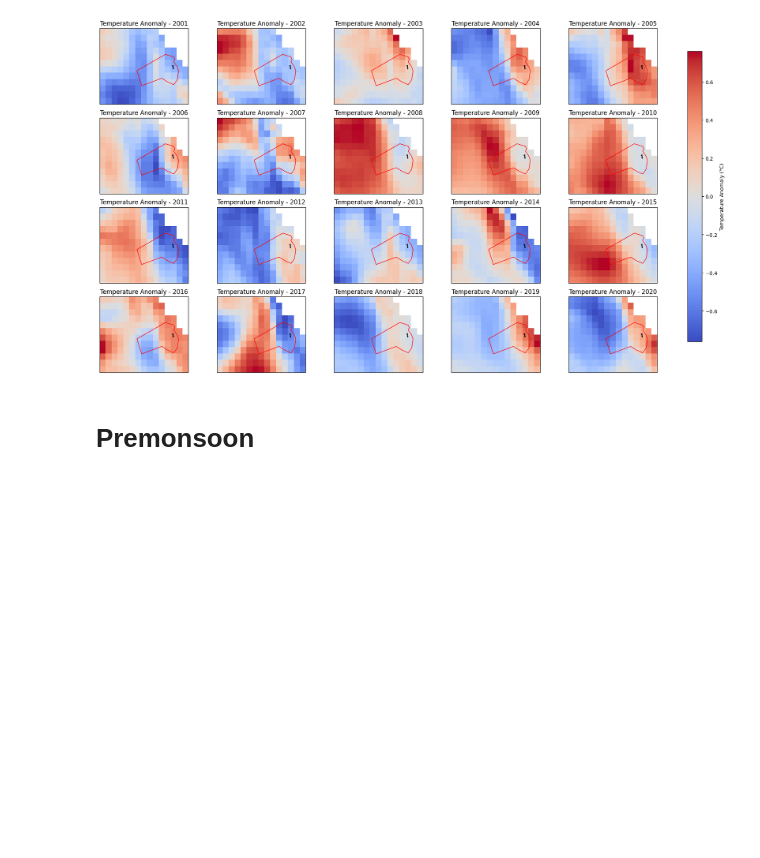
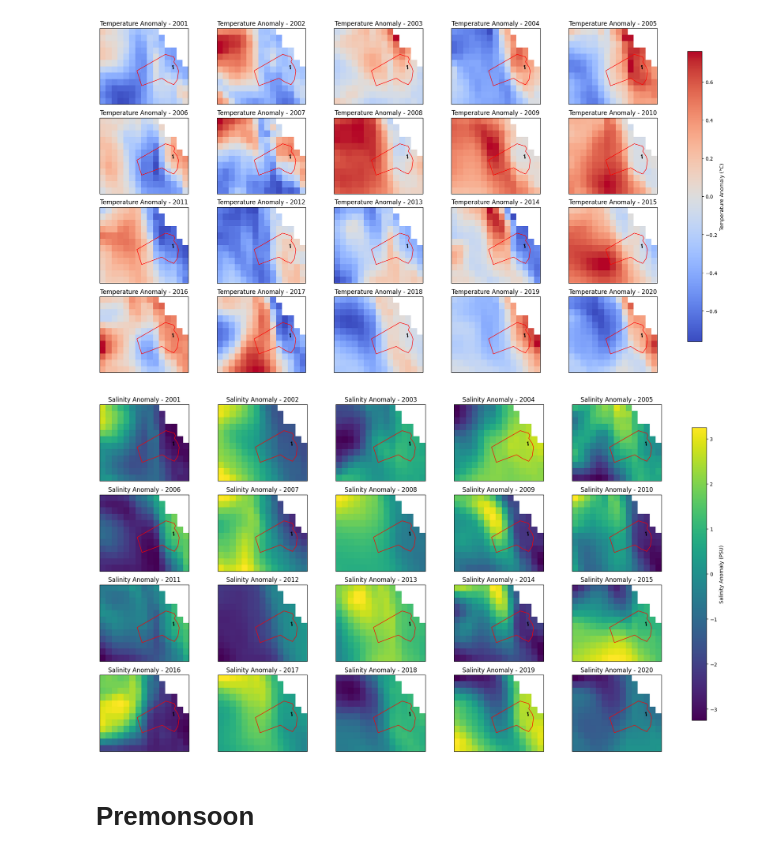
Before and after one commit to Nawshin-25/Saint_Martin, a Jupyter notebook: Anomaly(00_20).ipynb, the cells around one changed output. Drawn from its saved outputs; the diff is of its cells as text; code cells hidden in the pictures; blank space fills up the shorter version.

```diff
--- a/Anomaly(00_20).ipynb
+++ b/Anomaly(00_20).ipynb
@@ -69,6 +112,48 @@ plt.tight_layout(rect=[0, 0, 0.85, 1])  # Adjust layout to leave space for the c
 plt.show()
 # %% [output]
 [figure]
+# %%
+time_winter = salinity['time'].sel(time=((salinity['time.year'] >= 2000) & (salinity['time.year'] <= 2020) &
+                                              ((salinity['time.month'] == 1) |
+                                               (salinity['time.month'] == 11) |
+                                               (salinity['time.month'] == 12))))
+
+salinity = salinity.sel(time=time_winter)
+salinity_anomaly = salinity - salinity.mean(dim='time')
+salinity_anomaly_mean = salinity_anomaly.groupby('time.year').mean(dim='time')
+
+# Plot temperature anomaly for each year with a central shared colorbar
+fig, axes = plt.subplots(nrows=4, ncols=5, figsize=(20, 10), subplot_kw={'projection': ccrs.PlateCarree()})
+cmap = 'viridis'
+
+# Loop over the years
+for i, year in enumerate(range(2001, 2021, 1)):
+    ax = axes.flatten()[i]
+
+    # Plot temperature anomaly
+    sal_plot = salinity_anomaly_mean.sel(year=year).isel(depth=0).plot(
+        ax=ax,
+        cmap=cmap,
+        add_colorbar=False  # Disable individual colorbars
+    )
+
+    # Overlay the shapefiles
+    saint_martins_shape.boundary.plot(ax=ax, color='black', linewidth=1)
+    mpa_border_shape.boundary.plot(ax=ax, color='red', linewidth=1)
+
+    # Title and labels
+    ax.set_title(f'Salinity Anomaly - {year}')
+    ax.set_xlabel('Longitude')
+    ax.set_ylabel('Latitude')
+
+# Add a shared central colorbar
+cbar_ax = fig.add_axes([0.85, 0.1, 0.02, 0.8])  # Adjust position and size for a central vertical colorbar
+fig.colorbar(sal_plot, cax=cbar_ax, label='Salinity Anomaly (PSU)')
+
+plt.tight_layout(rect=[0, 0, 0.85, 1])  # Adjust layout to leave space for the colorbar
+plt.show()
+# %% [output]
+[figure, added]
 # %% [markdown]
 # **Premonsoon**
 # %%
```
Also changed, not shown: parts of 17 cells of this notebook.
